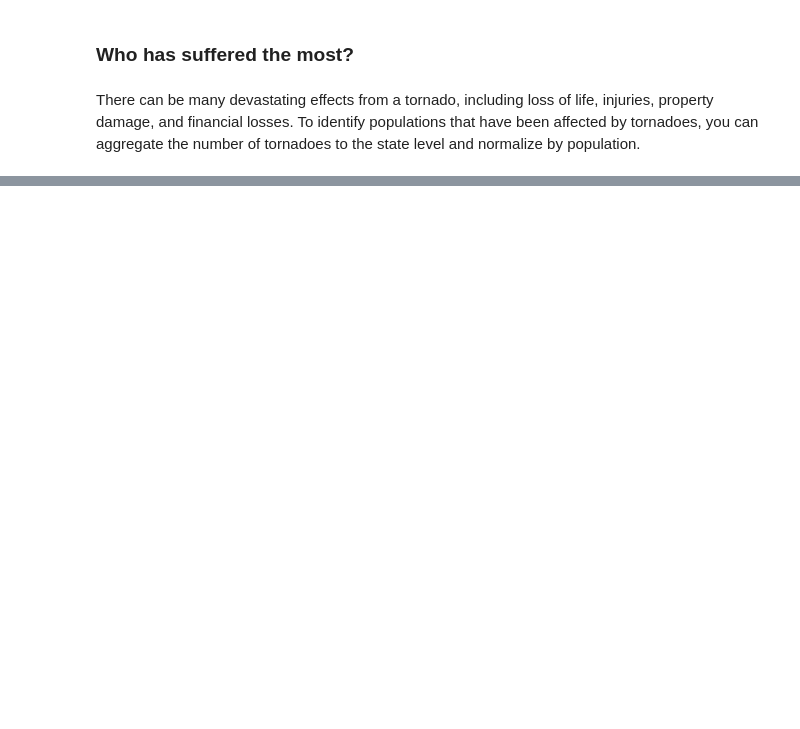
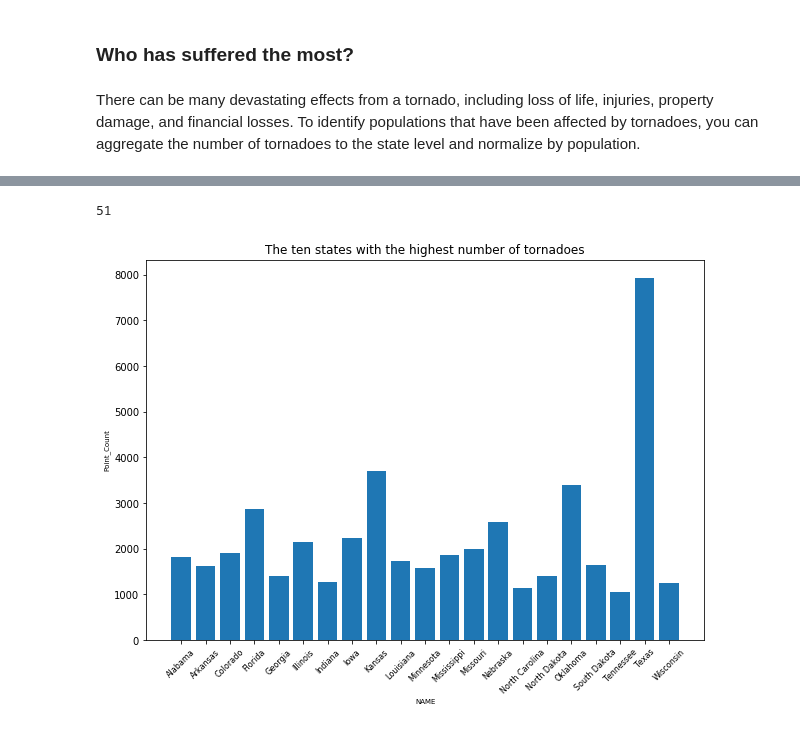
Before and after one commit to priyankatuteja/spatialdatascience, a Jupyter notebook: tornado.ipynb, the cells around one changed output, grey strips where cells are left out. Saved outputs shown, nothing was run; the diff lists cells and outputs as text; code cells hidden in the pictures; blank space fills up the shorter version.

```diff
--- a/tornado.ipynb
+++ b/tornado.ipynb
@@ -75,2 +69,2 @@ To normalize by population data where it is already found in the state layer, cl
 # %%
-aggregate_lyr = agg_points.layers[0]
+aggregate_lyr = agg.layers[0]
@@ -100,0 +87,2 @@ aggregate_lyr.query(where='1=1', return_distinct_values=True, return_ids_only=Tr
+# %%
+sdf = SpatialDataFrame.from_layer(aggregate_lyr)
@@ -100,0 +109,8 @@ aggregate_lyr.query(where='1=1', return_distinct_values=True, return_ids_only=Tr
+# %%
+len(sdf)
+# %% [output]
+51
+# %%
+sdf.sort_values(by='Point_Count', ascending=False, axis=0, inplace=True)
+# %%
+df = sdf[0:21]
@@ -100,0 +119,10 @@ aggregate_lyr.query(where='1=1', return_distinct_values=True, return_ids_only=Tr
+# %%
+plt.figure(figsize=(10,7))
+plt.bar(df.NAME, df.Point_Count)
+plt.xlabel('NAME', fontsize=7)
+plt.ylabel('Point_Count', fontsize=7)
+plt.xticks(fontsize=8, rotation=45)
+plt.title('The ten states with the highest number of tornadoes')
+plt.show()
+# %% [output]
+[figure, added]
```
Also changed, not shown: parts of 19 cells of this notebook, 1 other file.
